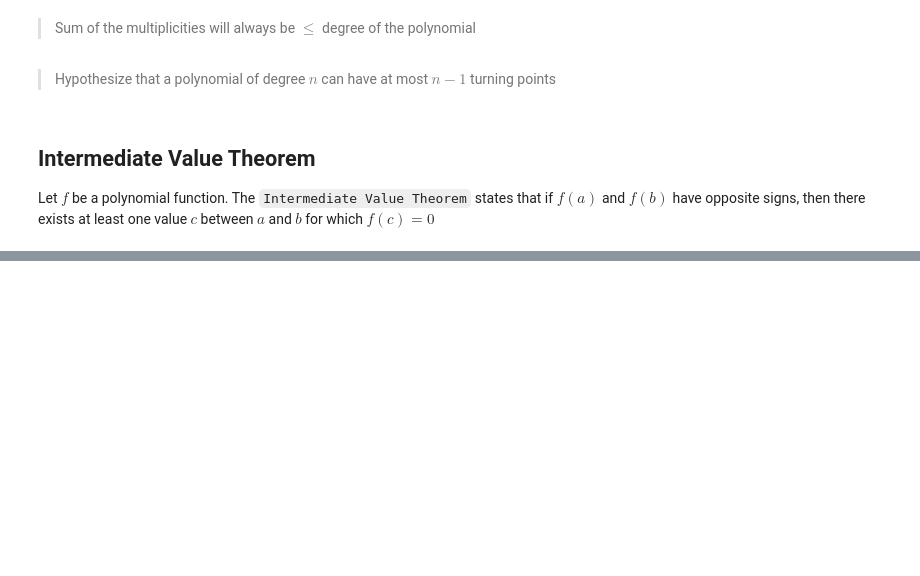
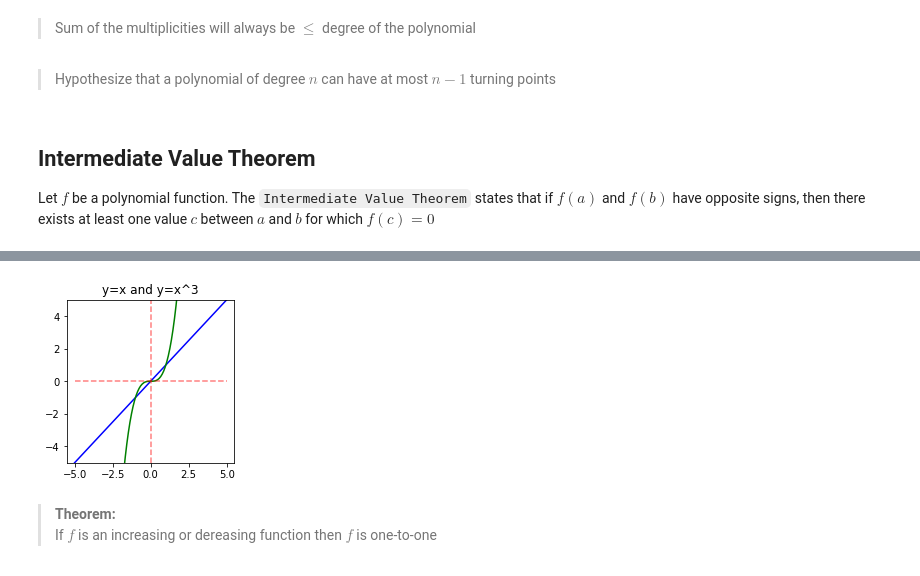
Before and after one commit to arun-jathari/academics, a Jupyter notebook: Maths-1.ipynb, the cells around one changed output, grey strips where cells are left out. Saved outputs shown, nothing was run; the diff lists cells and outputs as text; code cells hidden in the pictures; blank space fills up the shorter version.

```diff
--- a/Maths-1.ipynb
+++ b/Maths-1.ipynb
@@ -405,0 +463,17 @@ Let $f$ be a polynomial function. The `Intermediate Value Theorem` states that i
+# %%
+fig=plt.figure(figsize=(3,3))
+x = np.linspace(-5,5,100)
+y1 = x
+y2 = x**3
+plt.plot(x,y1,'b')
+plt.plot(x,y2,'g')
+plt.plot(x,[0]*x,'--r',alpha=0.5)
+plt.plot([0]*x,x,'--r',alpha=0.5)
+plt.title('y=x and y=x^3')
+plt.ylim(-5,5)
+plt.show()
+# %% [output]
+[figure, added]
+# %% [markdown]
+> __Theorem:__
+> If $f$ is an increasing or dereasing function then $f$ is one-to-one
```
Also changed, not shown: parts of 11 cells of this notebook, 1 other file.
